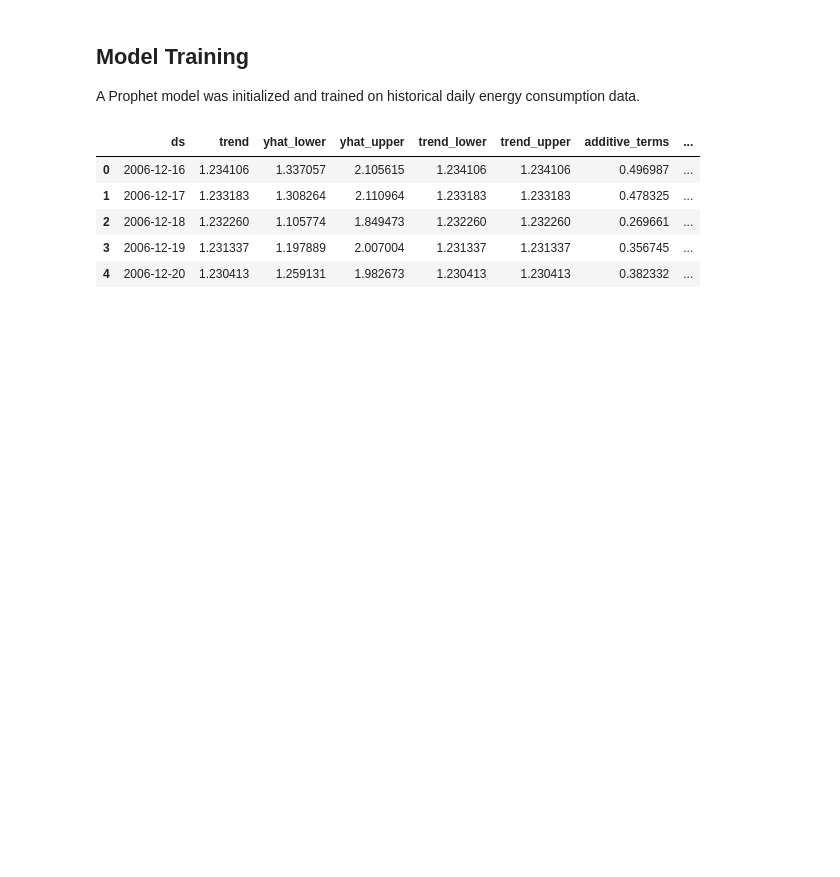
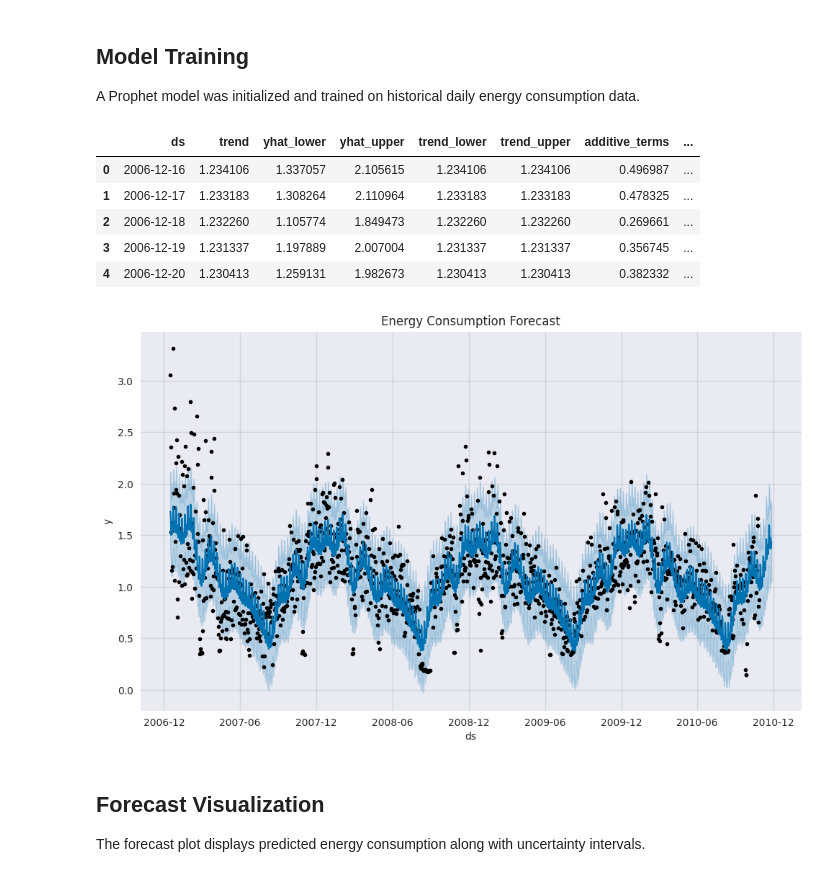
Before and after one commit to ShahanV/powercast-ai, a Jupyter notebook: notebooks/Powercast_AI.ipynb, the cells around one changed output. Drawn from its saved outputs; the diff is of its cells as text; code cells hidden in the pictures; blank space fills up the shorter version.

Commit message:
Add forecast visualization with confidence intervals

```diff
--- a/notebooks/Powercast_AI.ipynb
+++ b/notebooks/Powercast_AI.ipynb
@@ -272,3 +272,13 @@ forecast.head()
 | 2 | 2006-12-18 | 1.232260 | 1.105774 | 1.849473 | 1.232260 | 1.232260 | 0.269661 | ... |
 | 3 | 2006-12-19 | 1.231337 | 1.197889 | 2.007004 | 1.231337 | 1.231337 | 0.356745 | ... |
 | 4 | 2006-12-20 | 1.230413 | 1.259131 | 1.982673 | 1.230413 | 1.230413 | 0.382332 | ... |
+# %%
+fig1 = model.plot(forecast)
+plt.title("Energy Consumption Forecast")
+plt.show()
+# %% [output]
+[figure, added]
+# %% [markdown]
+## Forecast Visualization
+
+The forecast plot displays predicted energy consumption along with uncertainty intervals.
```
